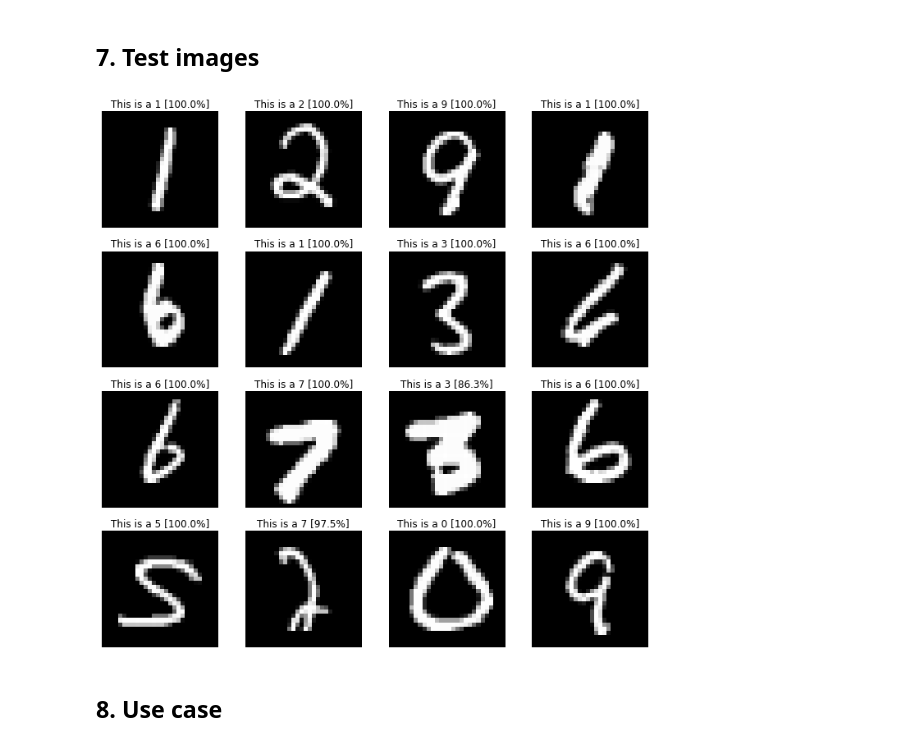
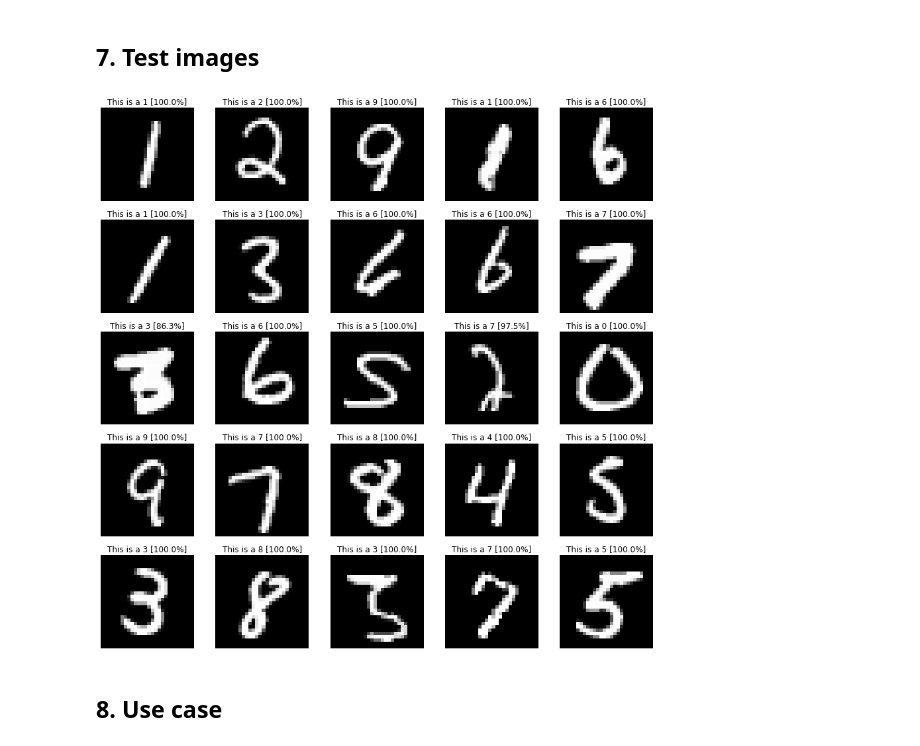
Before and after one commit to Guille1899/Digit_recognition, a Jupyter notebook: Digit_classifier.ipynb, the cells around one changed output. Saved outputs shown, nothing was run; the diff lists cells and outputs as text; code cells hidden in the pictures.

```diff
--- a/Digit_classifier.ipynb
+++ b/Digit_classifier.ipynb
@@ -268,32 +268,32 @@ plt.xlabel('Epochs')
 ## 7. Test images
 # %%
 # Number of pictures in the grid
-nrows = 4
-ncols = 4
+nrows = 5
+ncols = 5
 
 # Set up matplotlib fig
 longitude_image = 3 # Inches per picture
 fig = plt.gcf()
 fig.set_size_inches(ncols * longitude_image, nrows * longitude_image)
 
 # Plot some examples
 for i in range(nrows*ncols):
     # Pre-process image
     x = test_X[i].reshape((1,) + test_X[i].shape)
     # Predict
     classes = lenet_5_model.predict(x)
     certainty = str(np.max(classes*100).round(1)) + '%'
     prediction = np.argmax(classes, axis=1)
     # Plot image
     sp = plt.subplot(nrows, ncols, i + 1)
     sp.axis('Off') # Don't show axes (or gridlines)
     plt.imshow(test_X[i], cmap=plt.get_cmap('gray'))
     plt.title('This is a ' + str(prediction[0]) + ' [' + certainty + ']')
 
 # Plot grid
 plt.show()
 # %% [output]
-[figure, old version]
+[figure, new version]
 # %% [markdown]
 ## 8. Use case
 # %%
```
Also changed, not shown: parts of 1 cell of this notebook, 3 other files.
